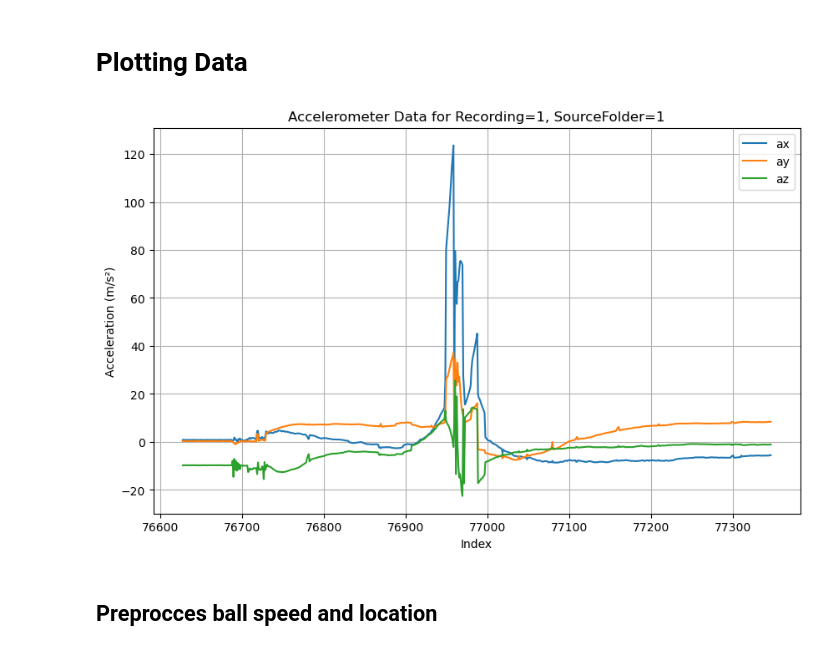
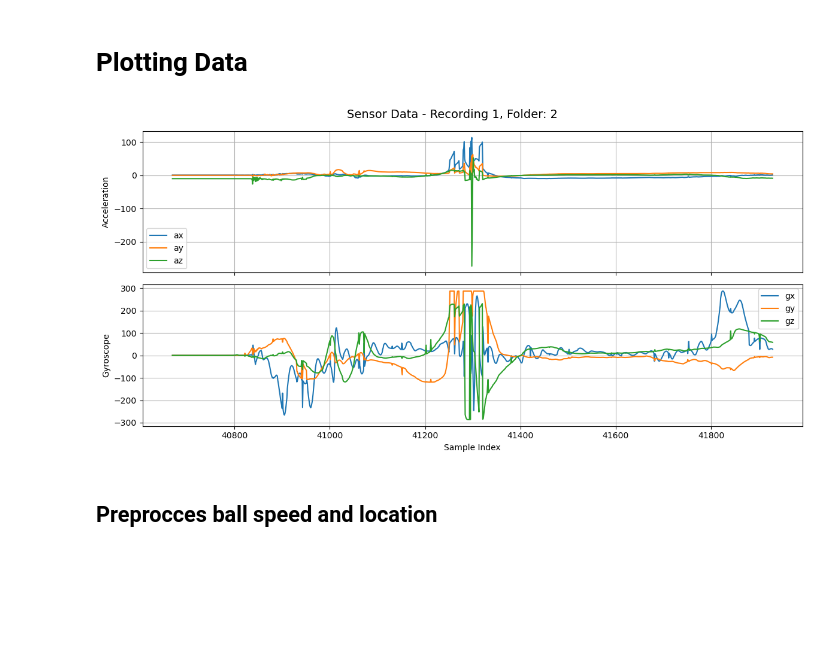
Before and after one commit to talalhabbal/ThesisML, a Jupyter notebook: main.ipynb, the cells around one changed output. Drawn from its saved outputs; the diff is of its cells as text; code cells hidden in the pictures; blank space fills up the shorter version.

Commit message:
Change plotting

```diff
--- a/main.ipynb
+++ b/main.ipynb
@@ -82,55 +82,45 @@ clean_csv('merged_sensor_data.csv')
 # %%
 import pandas as pd
 import matplotlib.pyplot as plt
 
-# Load cleaned data
-df = pd.read_csv('merged_sensor_data_cleaned.csv')
-subset = df[(df["recording"] == 1) & (df["source_folder"] == 6)]
+# Load your CSV (adjust the path!)
+df = pd.read_csv("merged_sensor_data_cleaned.csv")
 
-# Convert index to time in seconds
-time_sec = df.index / 208  # 1000 samples = 1 second
+# Pick which recording_number and source_folder you want
+chosen_recording = 1       # <-- change as needed
+chosen_folder = 2  # <-- change as needed
 
-# Columns for acceleration and gyroscope
-accel_cols = ['ax', 'ay', 'az']
-gyro_cols = ['gx', 'gy', 'gz']
+# Filter the dataframe
+subset = df[(df["recording"] == chosen_recording) &
+            (df["source_folder"] == chosen_folder)]
 
-# fig, (ax1, ax2) = plt.subplots(2, 1, figsize=(14, 8), sharex=True)
+# Create figure with 2 subplots (stacked vertically)
+fig, (ax1, ax2) = plt.subplots(2, 1, figsize=(12, 6), sharex=True)
 
-# # Plot acceleration data
-# for col in accel_cols:
-#     ax1.plot(time_sec, df[col], label=col)
-# ax1.set_ylabel('Acceleration')
-# ax1.set_title('Acceleration (ax, ay, az)')
-# ax1.legend()
-# ax1.grid(True)
+# Plot accelerometer data
+ax1.plot(subset.index, subset["ax"], label="ax")
+ax1.plot(subset.index, subset["ay"], label="ay")
+ax1.plot(subset.index, subset["az"], label="az")
+ax1.set_ylabel("Acceleration")
+ax1.legend()
+ax1.grid(True)
 
-# # Plot gyroscope data
-# for col in gyro_cols:
-#     ax2.plot(time_sec, df[col], label=col)
-# ax2.set_ylabel('Gyroscope')
-# ax2.set_xlabel('Time (seconds)')
-# ax2.set_title('Gyroscope (gx, gy, gz)')
-# ax2.legend()
-# ax2.grid(True)
+# Plot gyroscope data
+ax2.plot(subset.index, subset["gx"], label="gx")
+ax2.plot(subset.index, subset["gy"], label="gy")
+ax2.plot(subset.index, subset["gz"], label="gz")
+ax2.set_ylabel("Gyroscope")
+ax2.set_xlabel("Sample Index")
+ax2.legend()
+ax2.grid(True)
 
-# plt.tight_layout()
-# plt.show()
+# Add a main title
+fig.suptitle(f"Sensor Data - Recording {chosen_recording}, Folder: {chosen_folder}", fontsize=14)
 
-# subset is your filtered DataFrame
-plt.figure(figsize=(10, 6))
-
-plt.plot(subset.index, subset["ax"], label="ax")
-plt.plot(subset.index, subset["ay"], label="ay")
-plt.plot(subset.index, subset["az"], label="az")
-
-plt.xlabel("Index")
-plt.ylabel("Acceleration (m/s²)")
-plt.title("Accelerometer Data for Recording=1, SourceFolder=1")
-plt.legend()
-plt.grid(True)
+plt.tight_layout()
 plt.show()
 # %% [output]
-[figure, old version]
+[figure, new version]
 # %% [markdown]
 ## Preprocces ball speed and location
 # %%
```
